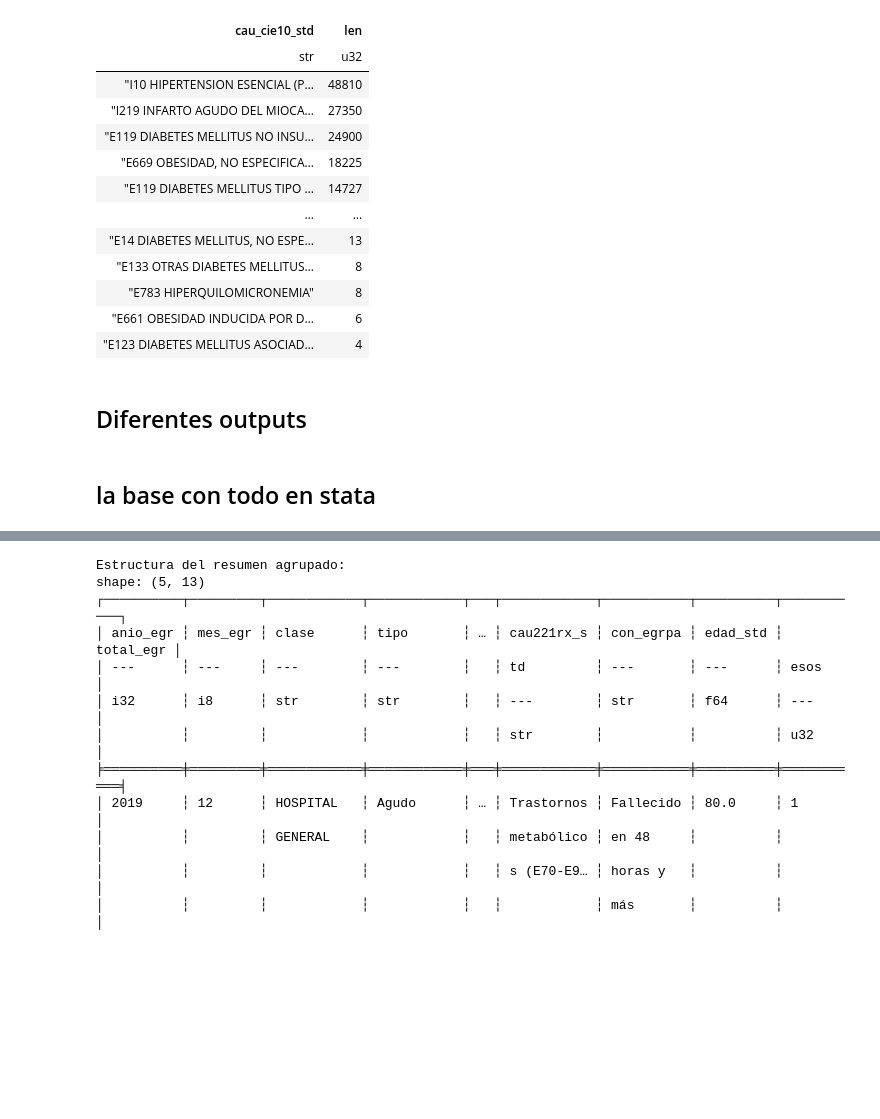
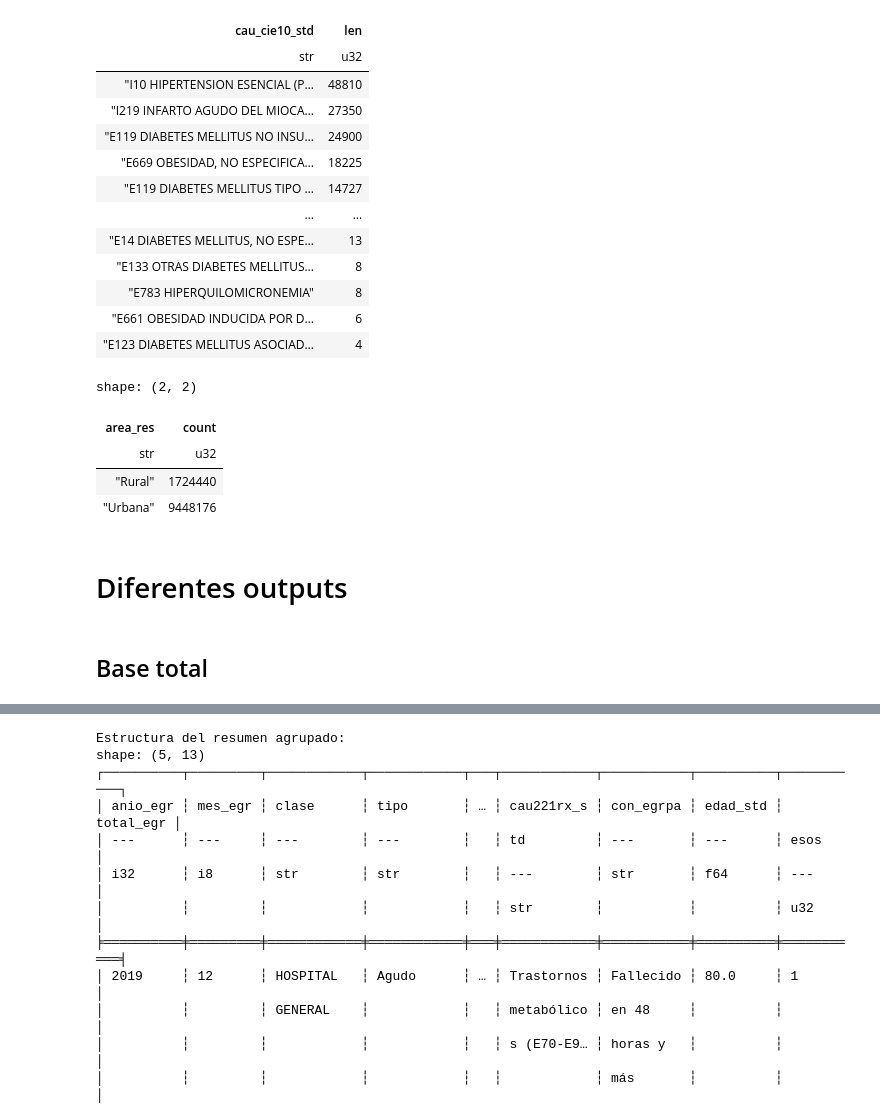
Before and after one commit to kris-aid/Ecu-Hospital-Data-Analysis, a Jupyter notebook: notebooks/limpieza/sistema_salud_cleaning.ipynb, the cells around one changed output, grey strips where cells are left out. Saved outputs shown, nothing was run; the diff lists cells and outputs as text; code cells hidden in the pictures; blank space fills up the shorter version.

```diff
--- a/notebooks/limpieza/sistema_salud_cleaning.ipynb
+++ b/notebooks/limpieza/sistema_salud_cleaning.ipynb
@@ -1328,3 +1686,38 @@ gc.collect()
+# %%
+
+# Tu diccionario de coordenadas específicas
+new_cords_parroquia_dict = {
+    ("PICHINCHA", "QUITO", "QUITO , CABECERA CANTONAL Y CAPITAL PROVINCIAL"): (-0.19506169985974994, -78.49475894065186),
+    ("GUAYAS", "GUAYAQUIL", "GUAYAQUIL , CABECERA CANTONAL Y CAPITAL PROVINCIAL"): (-2.1873106383919407, -79.89663942964654),
+    ("GUAYAS", "GUAYAQUIL", "TARQUI"): (-2.129950856875764, -79.89878924477644)
+}
+
+def aplicar_nuevas_coordenadas(df, sufijo):
+    col_prov = f"prov_{sufijo}"
+    col_cant = f"cant_{sufijo}"
+    col_parr = f"parr_{sufijo}"
+    col_lat = f"lat_{sufijo}"
+    col_lon = f"lon_{sufijo}"
+
+    for (p, c, par), (new_lat, new_lon) in new_cords_parroquia_dict.items():
+        # Definimos la condición de coincidencia exacta
+        condicion = (
+            (pl.col(col_prov) == p) &
+            (pl.col(col_cant) == c) &
+            (pl.col(col_parr) == par)
+        )
+
+        # Aplicamos el cambio a latitud y longitud
+        df = df.with_columns([
+            pl.when(condicion).then(pl.lit(new_lat)).otherwise(pl.col(col_lat)).alias(col_lat),
+            pl.when(condicion).then(pl.lit(new_lon)).otherwise(pl.col(col_lon)).alias(col_lon)
+        ])
+
+    return df
+
+# Aplicar a residencia y ubicación
+base_general_filtrada = aplicar_nuevas_coordenadas(base_general_filtrada, "res")
+base_general_filtrada = aplicar_nuevas_coordenadas(base_general_filtrada, "ubi")
 # %% [markdown]
 # Extraer cie 10 especificos
 
@@ -1433,7 +1826,22 @@ shape: (118, 2)
 | "E783 HIPERQUILOMICRONEMIA" | 8 |
 | "E661 OBESIDAD INDUCIDA POR D… | 6 |
 | "E123 DIABETES MELLITUS ASOCIAD… | 4 |
+# %%
+# Mapeo de Área: 1.0 = URBANO, 2.0 = RURAL
+base_general_filtrada = base_general_filtrada.with_columns(
+    pl.col("area_res")
+    .replace({"1.0": "Urbana", "2.0": "Rural", "1": "Urbana", "2": "Rural"}),
+
+)
+# %%
+base_general_filtrada["area_res"].value_counts()
+# %% [output]
+shape: (2, 2)
+| area_res | count |
+| str | u32 |
+| "Rural" | 1724440 |
+| "Urbana" | 9448176 |
 # %% [markdown]
-## Diferentes outputs
+# Diferentes outputs
 # %% [markdown]
-## la base con todo en stata
+## Base total
```
Also changed, not shown: parts of 57 cells of this notebook.
